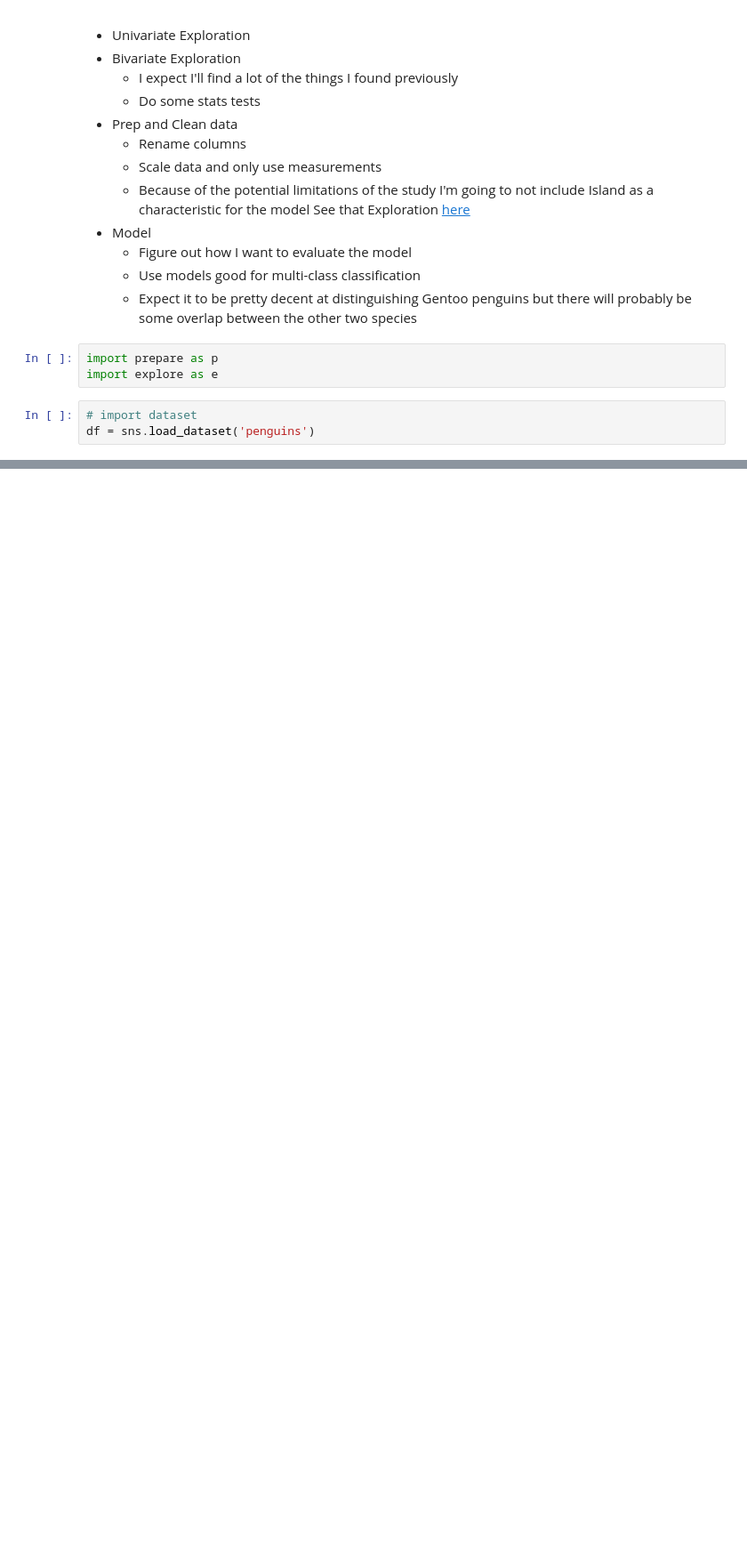
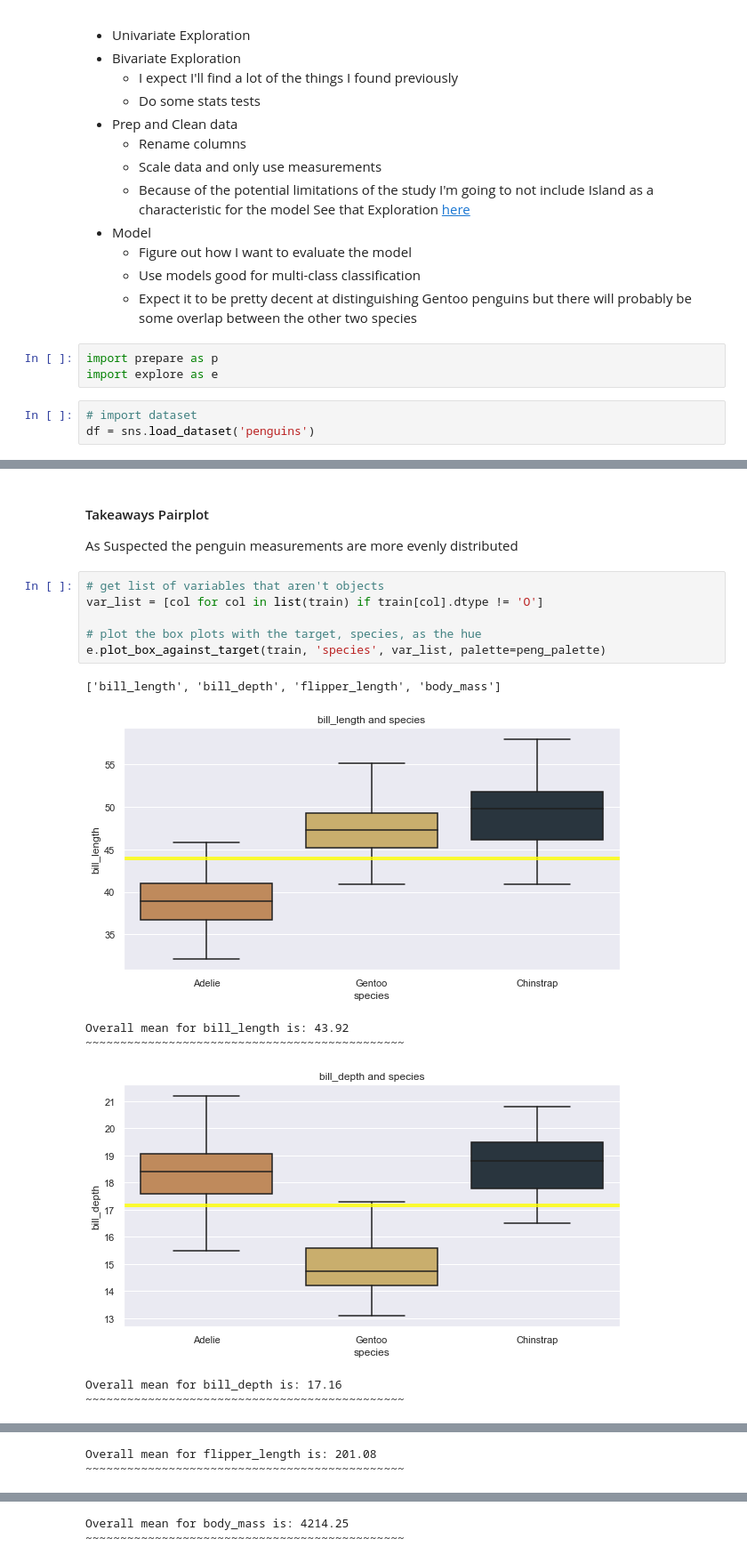
Before and after one commit to HeatherOrtegaMcMillan/penguin_project, a Jupyter notebook: penguin_project_notebook.ipynb, the cells around one changed output, grey strips where cells are left out. Shown at 89% size. Cells and saved outputs as stored; diff of their text form; blank space fills up the shorter version.

```diff
--- a/penguin_project_notebook.ipynb
+++ b/penguin_project_notebook.ipynb
@@ -446,0 +511,17 @@ df[col] is a object
+# %% [markdown]
+#### Takeaways Pairplot
+As Suspected the penguin measurements are more evenly distributed
+# %%
+# get list of variables that aren't objects
+var_list = [col for col in list(train) if train[col].dtype != 'O']
+
+# plot the box plots with the target, species, as the hue
+e.plot_box_against_target(train, 'species', var_list, palette=peng_palette)
+# %% [output]
+['bill_length', 'bill_depth', 'flipper_length', 'body_mass']
+[figure, added]
+Overall mean for bill_length is: 43.92
+~~~~~~~~~~~~~~~~~~~~~~~~~~~~~~~~~~~~~~~~~~~~~~
+[figure, added]
+Overall mean for bill_depth is: 17.16
+~~~~~~~~~~~~~~~~~~~~~~~~~~~~~~~~~~~~~~~~~~~~~~
@@ -446,0 +529,2 @@ df[col] is a object
+Overall mean for flipper_length is: 201.08
+~~~~~~~~~~~~~~~~~~~~~~~~~~~~~~~~~~~~~~~~~~~~~~
@@ -446,0 +532,2 @@ df[col] is a object
+Overall mean for body_mass is: 4214.25
+~~~~~~~~~~~~~~~~~~~~~~~~~~~~~~~~~~~~~~~~~~~~~~
```
Also changed, not shown: parts of 16 cells of this notebook.
